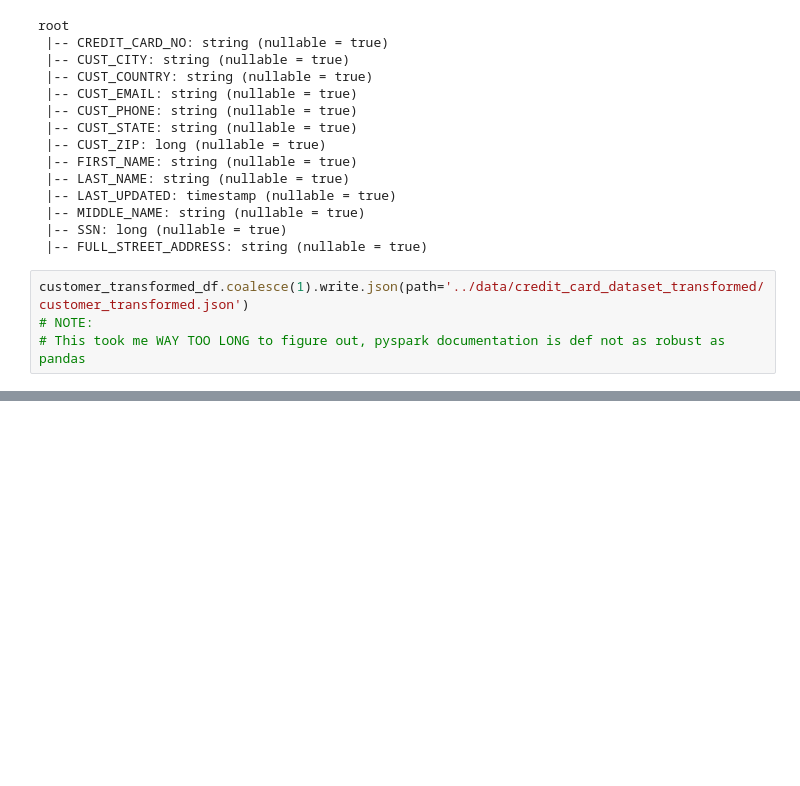
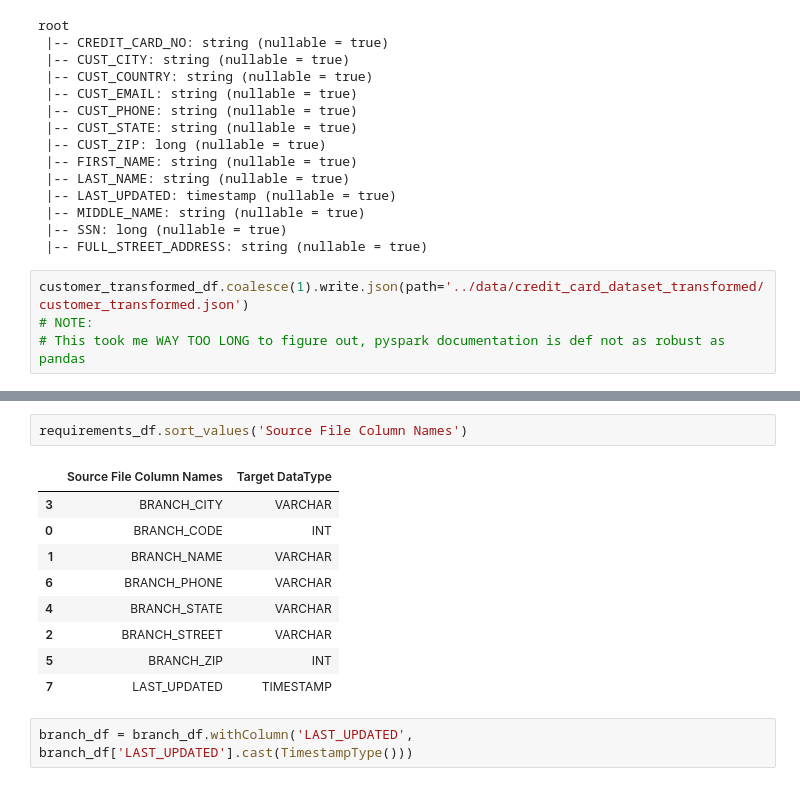
Before and after one commit to The-Captain-William/Per-Scholas-Capstone, a Jupyter notebook: testing/pyspark_extract.ipynb, the cells around one changed output, grey strips where cells are left out. Saved outputs shown, nothing was run; the diff lists cells and outputs as text; blank space fills up the shorter version.

```diff
--- a/testing/pyspark_extract.ipynb
+++ b/testing/pyspark_extract.ipynb
@@ -370,0 +386,14 @@ customer_transformed_df.coalesce(1).write.json(path='../data/credit_card_dataset
+# %%
+requirements_df.sort_values('Source File Column Names')
+# %% [output]
+|  | Source File Column Names | Target DataType |
+| 3 | BRANCH_CITY | VARCHAR |
+| 0 | BRANCH_CODE | INT |
+| 1 | BRANCH_NAME | VARCHAR |
+| 6 | BRANCH_PHONE | VARCHAR |
+| 4 | BRANCH_STATE | VARCHAR |
+| 2 | BRANCH_STREET | VARCHAR |
+| 5 | BRANCH_ZIP | INT |
+| 7 | LAST_UPDATED | TIMESTAMP |
+# %%
+branch_df = branch_df.withColumn('LAST_UPDATED', branch_df['LAST_UPDATED'].cast(TimestampType()))
```
Also changed, not shown: parts of 18 cells of this notebook.
